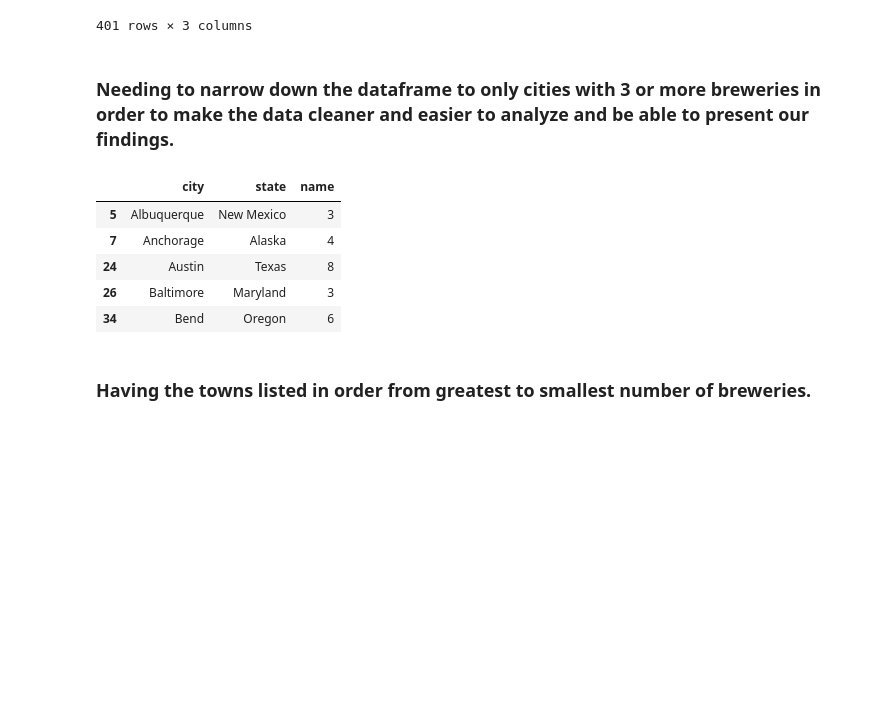
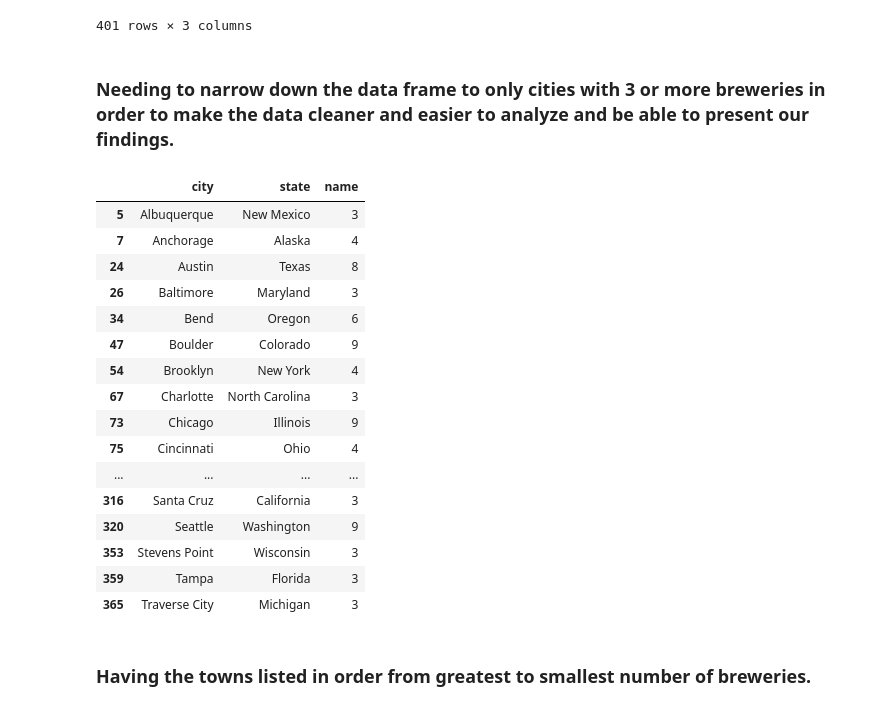
Before and after one commit to a-prospero/strange_brew, a Jupyter notebook: beer_analysis.ipynb, the cells around one changed output. Drawn from its saved outputs; the diff is of its cells as text; code cells hidden in the pictures; blank space fills up the shorter version.

```diff
--- a/beer_analysis.ipynb
+++ b/beer_analysis.ipynb
@@ -138,17 +138,28 @@ city_br
 | 400 | York | Pennsylvania | 1 |
 401 rows × 3 columns
 # %% [markdown]
-### Needing to narrow down the dataframe to only cities with 3 or more breweries in order to make the data cleaner and easier to analyze and be able to present our findings.
+### Needing to narrow down the data frame to only cities with 3 or more breweries in order to make the data cleaner and easier to analyze and be able to present our findings.
 # %%
 city_br = city_br.loc[city_br["name"]>2]
-city_br.head()
+city_br
 # %% [output]
 |  | city | state | name |
 | 5 | Albuquerque | New Mexico | 3 |
 | 7 | Anchorage | Alaska | 4 |
 | 24 | Austin | Texas | 8 |
 | 26 | Baltimore | Maryland | 3 |
 | 34 | Bend | Oregon | 6 |
+| 47 | Boulder | Colorado | 9 |
+| 54 | Brooklyn | New York | 4 |
+| 67 | Charlotte | North Carolina | 3 |
+| 73 | Chicago | Illinois | 9 |
+| 75 | Cincinnati | Ohio | 4 |
+| ... | ... | ... | ... |
+| 316 | Santa Cruz | California | 3 |
+| 320 | Seattle | Washington | 9 |
+| 353 | Stevens Point | Wisconsin | 3 |
+| 359 | Tampa | Florida | 3 |
+| 365 | Traverse City | Michigan | 3 |
 # %% [markdown]
 ### Having the towns listed in order from greatest to smallest number of breweries.
 # %%
```
Also changed, not shown: parts of 18 cells of this notebook.
